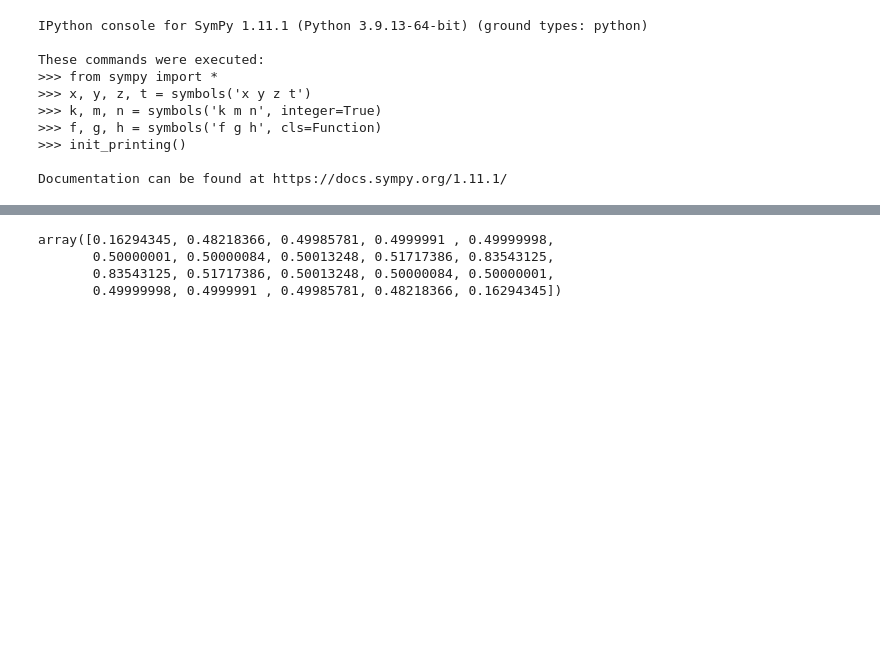
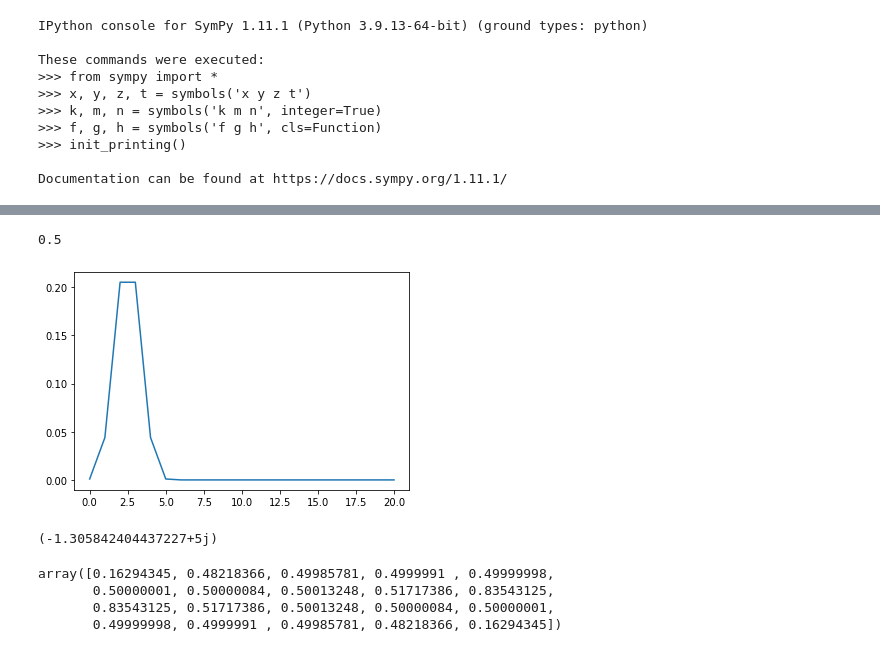
Before and after one commit to shrapp/thermal_tfim, a Jupyter notebook: notebook.ipynb, the cells around one changed output, grey strips where cells are left out. Cells and saved outputs as stored; diff of their text form; code cells hidden in the pictures; blank space fills up the shorter version.

```diff
--- a/notebook.ipynb
+++ b/notebook.ipynb
@@ -454,3 +521,17 @@ num_cumulants = calculate_cumulants(num_probability_mass_function, d_vals)
+# %%
+N = 20
+d_vals = np.arange(0,N+1)
+kink5 = calc_kink_probabilities(np.full(N, 0.5), d_vals)
+# %%
+plt.plot(kink5)
+sum(kink5)
+# %% [output]
+0.5
+[figure, added]
+# %%
+ln_P_tilda_func(1,np.full(N, 0.5)) - ln_P_tilda_func(1,np.full(N//2, 0.5))
+# %% [output]
+(-1.305842404437227+5j)
 # %%
 pks_numeric
 # %% [output]
```
Also changed, not shown: parts of 8 cells of this notebook, 1 other file.
